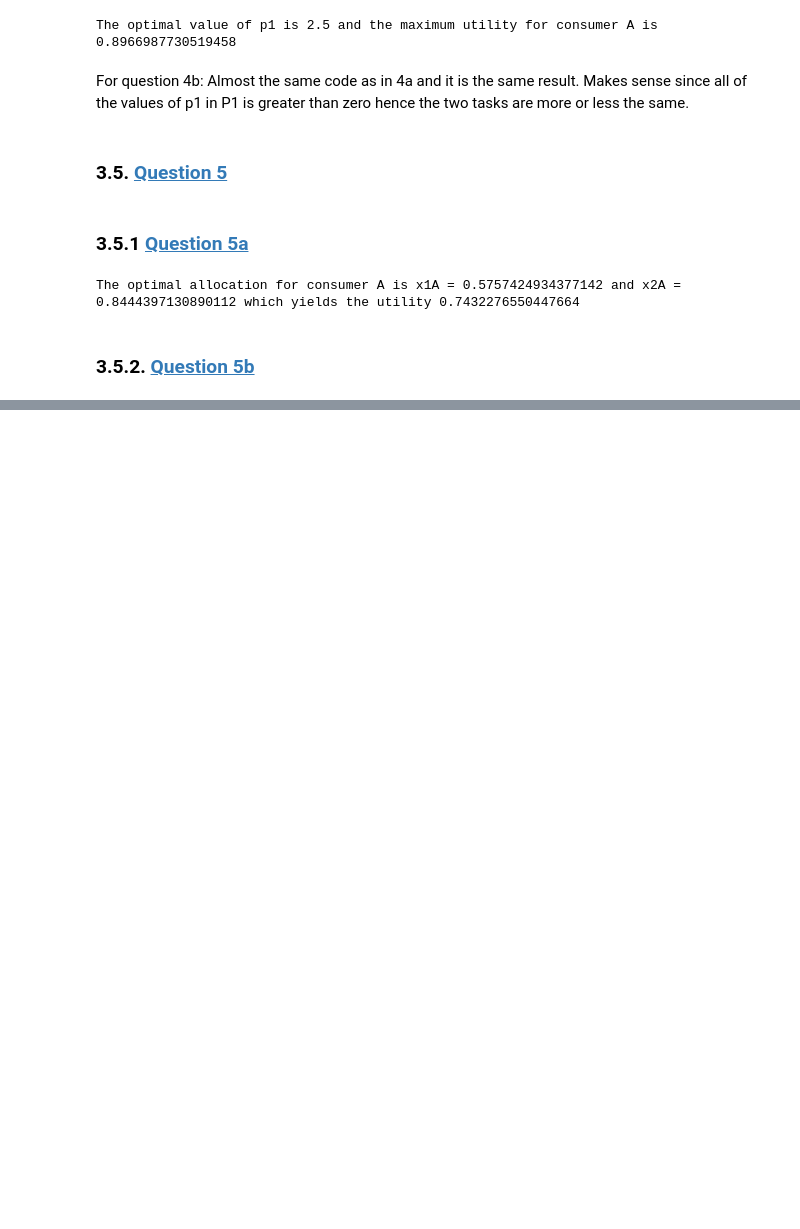
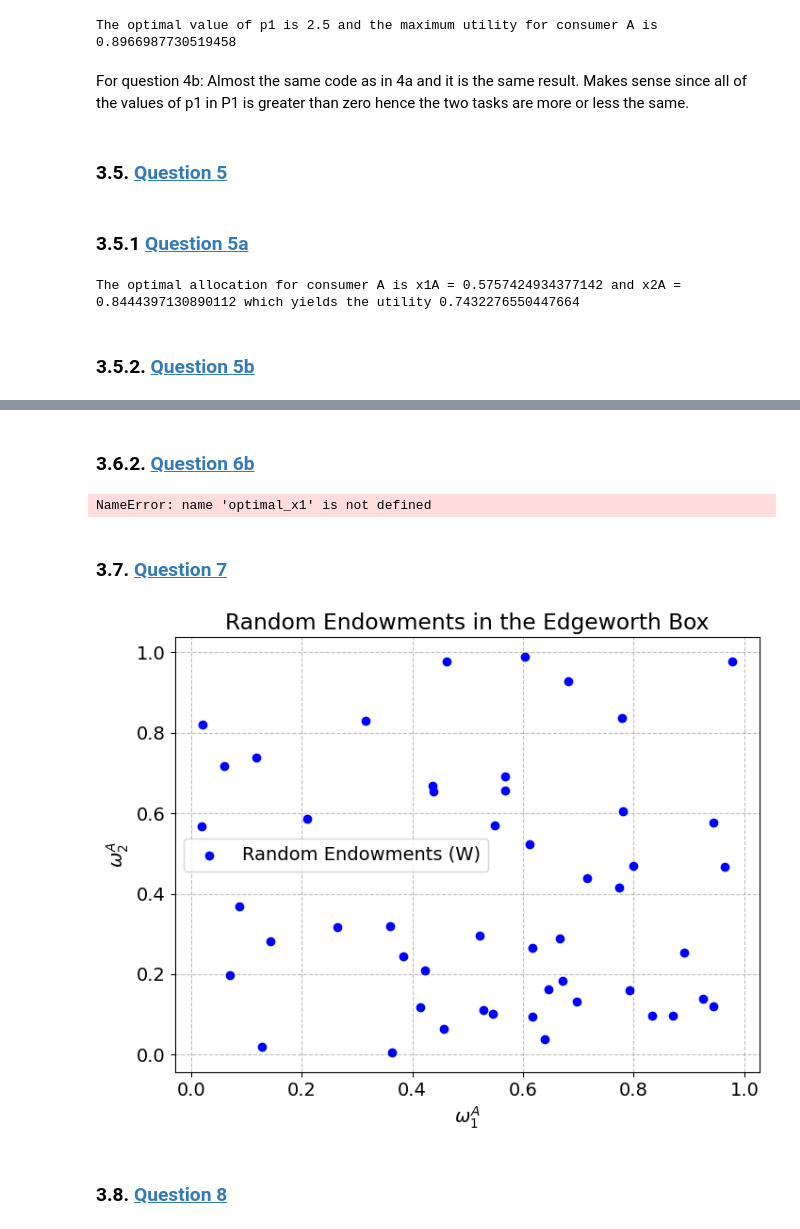
Before and after one commit to NumEconCopenhagen/projects-2024-hwee-oscar-thomas, a Jupyter notebook: inauguralproject/InauguralProject copy.ipynb, the cells around one changed output, grey strips where cells are left out. Drawn from its saved outputs; the diff is of its cells as text; code cells hidden in the pictures; blank space fills up the shorter version.

```diff
--- a/inauguralproject/InauguralProject copy.ipynb
+++ b/inauguralproject/InauguralProject copy.ipynb
@@ -243,0 +292,67 @@ The optimal allocation for consumer A is x1A = 0.5757424934377142 and x2A = 0.84
+# %% [markdown]
+### 3.6.2. <a id='toc3_5_2_'></a>[Question 6b](#toc0_)
+# %%
+# Assume these variables hold the optimal allocations from previous questions
+# For demonstration, replace these with your actual results
+optimal_allocation_q3 = [0.5, 0.5]  # Placeholder
+optimal_allocation_q4a = [0.6, 0.4]  # Placeholder
+optimal_allocation_q4b = [0.7, 0.3]  # Placeholder
+optimal_allocation_q5a = [0.75, 0.25]  # Placeholder
+optimal_allocation_q5b = [0.8, 0.2]  # Placeholder
+
+
+# Question 6a's optimal allocation (Replace with your actual results)
+optimal_allocation_q6a = [optimal_x1, optimal_x2]
+
+# Initial endowments
+omega_A_initial = [0.8, 0.3]
+omega_B_initial = [1 - omega_A_initial[0], 1 - omega_A_initial[1]]
+
+
+fig, ax = plt.subplots()
+ax.set_xlim(0, 1)
+ax.set_ylim(0, 1)
+ax.set_xlabel('$x_1^A$')
+ax.set_ylabel('$x_2^A$')
+ax.set_title('Edgeworth Box for Various Allocations')
+
+# Plotting initial endowments
+ax.plot(omega_A_initial[0], omega_A_initial[1], 'ro', label="Initial Endowment A")
+ax.plot(omega_B_initial[0], omega_B_initial[1], 'bo', label="Initial Endowment B")
+
+# Plotting allocations from questions 3 to 5
+# Replace 'optimal_allocation_qX' with your actual variables
+ax.plot(optimal_allocation_q3[0], optimal_allocation_q3[1], 'm*', label='Q3 Allocation')
+ax.plot(optimal_allocation_q4a[0], optimal_allocation_q4a[1], 'g^', label='Q4a Allocation')
+ax.plot(optimal_allocation_q4b[0], optimal_allocation_q4b[1], 'ys', label='Q4b Allocation')
+ax.plot(optimal_allocation_q5a[0], optimal_allocation_q5a[1], 'cx', label='Q5a Allocation')
+ax.plot(optimal_allocation_q5b[0], optimal_allocation_q5b[1], 'kp', label='Q5b Allocation')
+
+# Plotting the allocation from question 6a
+ax.plot(optimal_allocation_q6a[0], optimal_allocation_q6a[1], 'r*', label='Q6a Aggregate Utility Max', markersize=10)
+
+ax.legend()
+plt.show()
+# %% [output]
+NameError: name 'optimal_x1' is not defined
+# %% [markdown]
+### 3.7. <a id='toc3_5_2_'></a>[Question 7](#toc0_)
+# %%
+# Generating the random set W with 50 elements for ω1A and ω2A
+np.random.seed(0)  # For reproducibility
+omega_1A_samples = np.random.uniform(0, 1, 50)
+omega_2A_samples = np.random.uniform(0, 1, 50)
+
+# Plotting the random set W in the ω1A-ω2A space
+plt.figure(figsize=(8, 6))
+plt.scatter(omega_1A_samples, omega_2A_samples, c='blue', label='Random Endowments (W)')
+plt.xlabel('$\omega_1^A$')
+plt.ylabel('$\omega_2^A$')
+plt.title('Random Endowments in the Edgeworth Box')
+plt.legend()
+plt.grid(True)
+plt.show()
+# %% [output]
+[figure, added]
+# %% [markdown]
+### 3.8. <a id='toc3_5_2_'></a>[Question 8](#toc0_)
```
Also changed, not shown: parts of 7 cells of this notebook.
